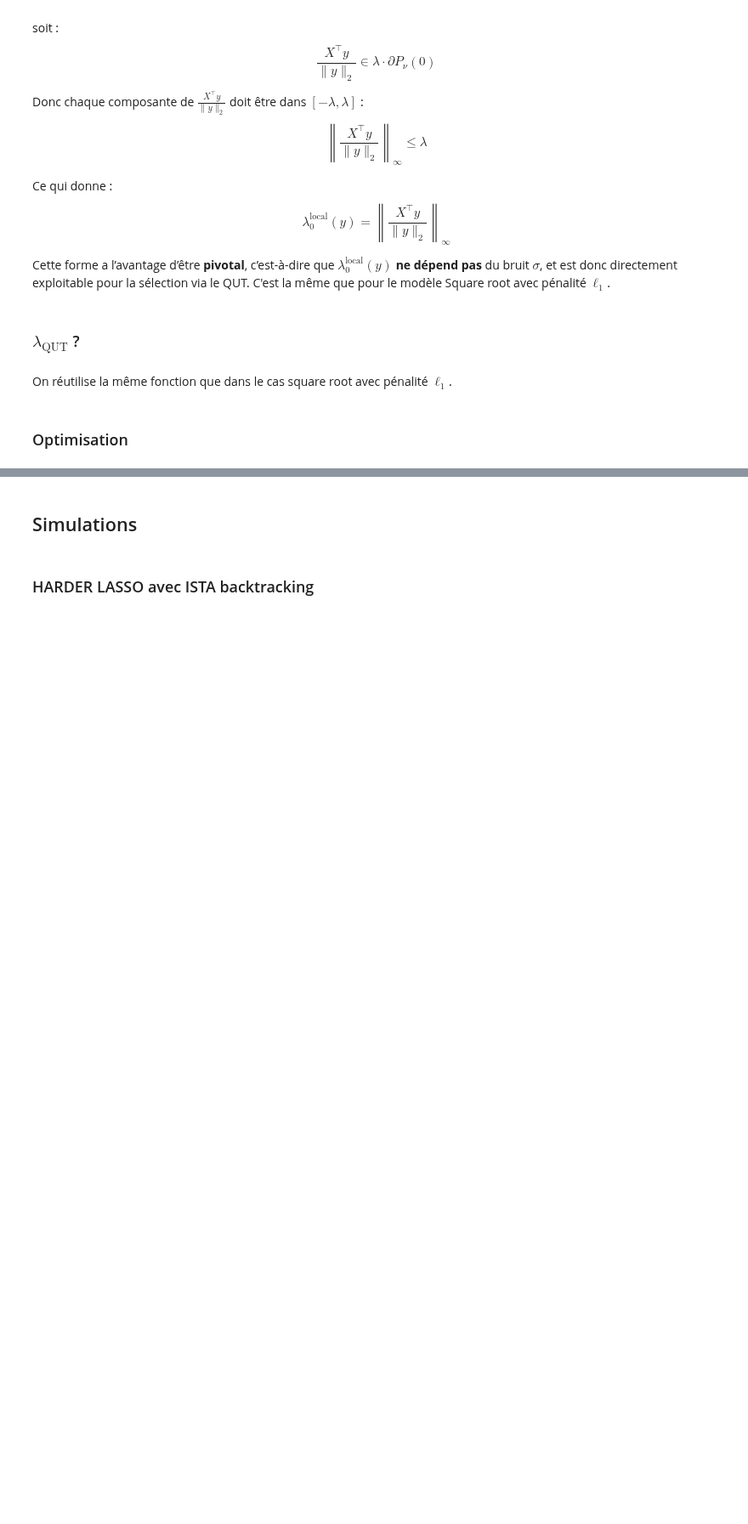
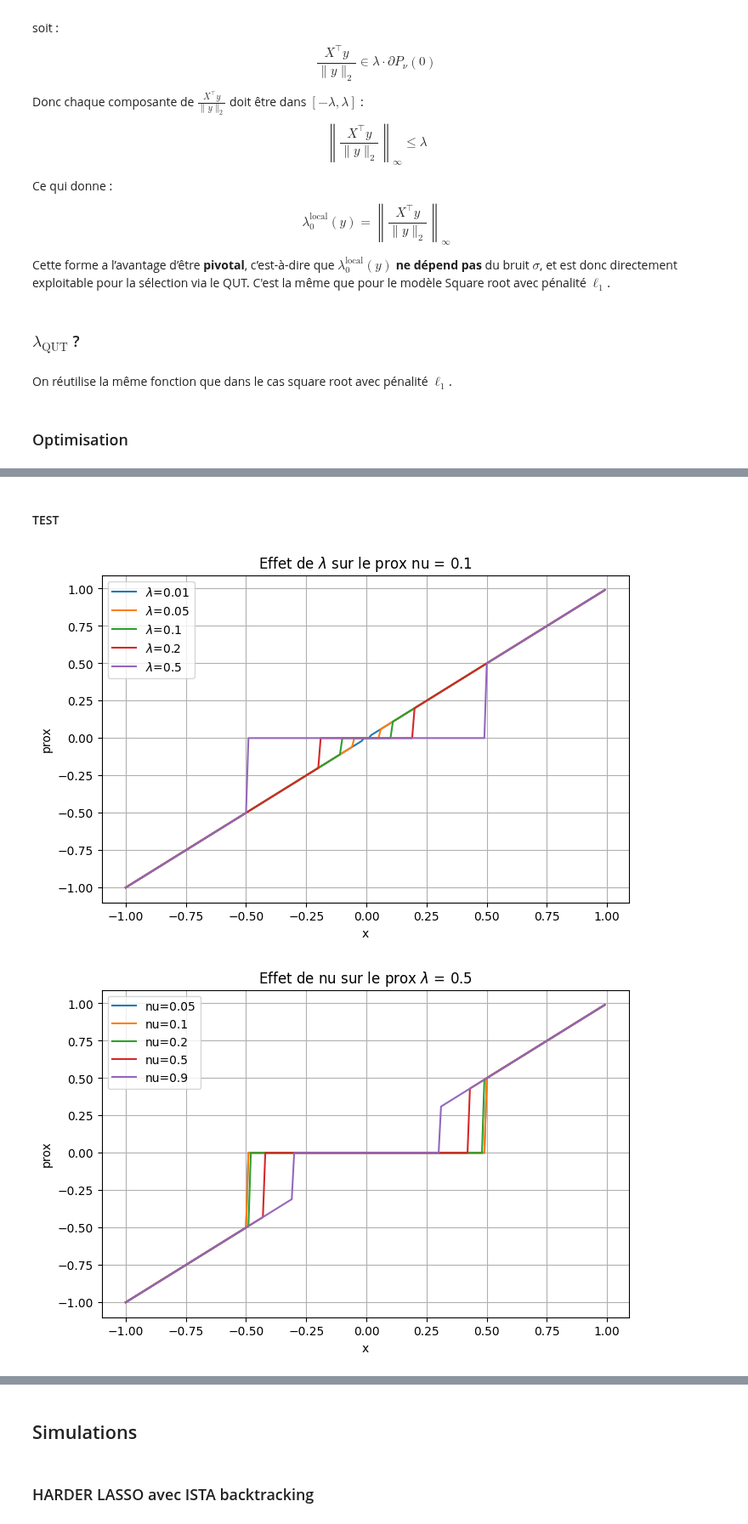
Before and after one commit to AymenBlk/STAGE-GENEVE, a Jupyter notebook: AYMEN/EXPLORATION/CAS LINEAIRE/HARDER LASSO/Basis.ipynb, the cells around one changed output, grey strips where cells are left out. Shown at 85% size. Cells and saved outputs as stored; diff of their text form; code cells hidden in the pictures; blank space fills up the shorter version.

```diff
--- a/AYMEN/EXPLORATION/CAS LINEAIRE/HARDER LASSO/Basis.ipynb
+++ b/AYMEN/EXPLORATION/CAS LINEAIRE/HARDER LASSO/Basis.ipynb
@@ -94,0 +117,61 @@ $z_j = \beta_j^{(k)} - \delta \left( \nabla f(\beta^{(k)}) \right)_j$
+# %% [markdown]
+#### TEST
+# %%
+from linear_tools import dichotomie
+import numpy as np
+import matplotlib.pyplot as plt
+
+x_list = np.arange(-1, 1, 0.01)
+lmbda_list = [0.01, 0.05, 0.1, 0.2, 0.5]
+nu = 0.1
+
+def F_jump(k, lmbda, nu):
+        return k**(2 - nu) + 2*k + k**nu + 2 * lmbda * (nu - 1)
+
+plt.figure(figsize=(8, 5))
+
+for lmbda in lmbda_list:
+    kappa = dichotomie(F_jump, (lmbda, nu), a=1e-25, b=1e2, tol=1e-6)
+    phi = 0.5 * kappa + lmbda / (1 + kappa**(1 - nu))
+
+    y = np.zeros_like(x_list)
+    for i, x in enumerate(x_list):
+        if abs(x) <= phi:
+            y[i] = 0.0
+        else:
+            y[i] = x
+    plt.plot(x_list, y, label=f"$\lambda$={lmbda}")
+
+plt.legend()
+plt.title(f"Effet de $\lambda$ sur le prox nu = {nu}")
+plt.xlabel("x")
+plt.ylabel("prox")
+plt.grid(True)
+plt.show()
+
+lmbda = 0.5
+nu_list = [0.05, 0.1, 0.2, 0.5, 0.9]
+
+plt.figure(figsize=(8, 5))
+
+for nu in nu_list:
+    kappa = dichotomie(F_jump, (lmbda, nu), a=1e-30, b=1e2, tol=1e-6)
+    phi = 0.5 * kappa + lmbda / (1 + kappa**(1 - nu))
+
+    y = np.zeros_like(x_list)
+    for i, x in enumerate(x_list):
+        if abs(x) <= phi:
+            y[i] = 0.0
+        else:
+            y[i] = x
+    plt.plot(x_list, y, label=f'nu={nu}')
+
+plt.legend()
+plt.title(f"Effet de nu sur le prox $\lambda$ = {lmbda}")
+plt.xlabel("x")
+plt.ylabel("prox")
+plt.grid(True)
+plt.show()
+# %% [output]
+[figure, added]
+[figure, added]
```
Also changed, not shown: parts of 11 cells of this notebook, 1 other file.
